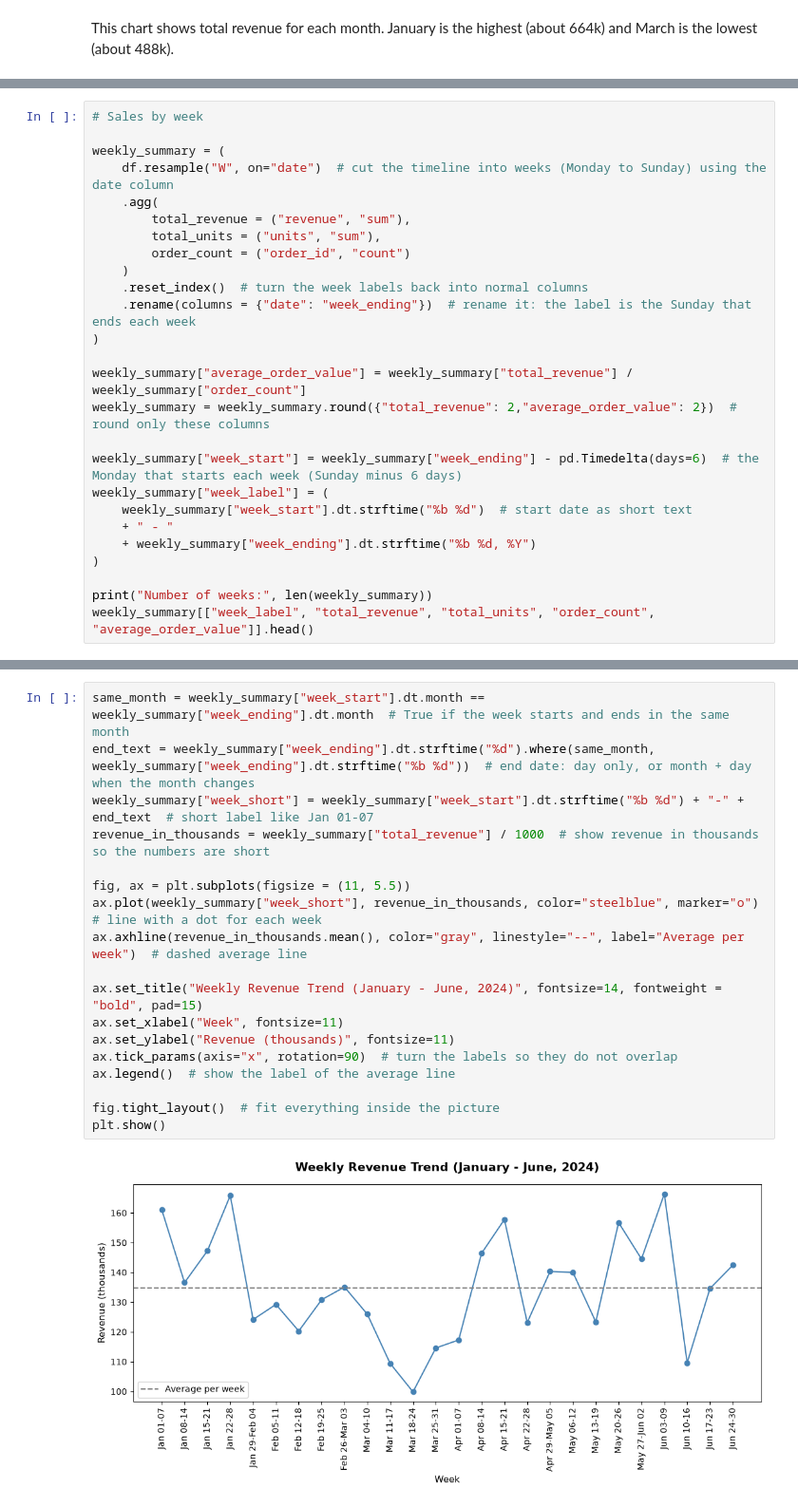
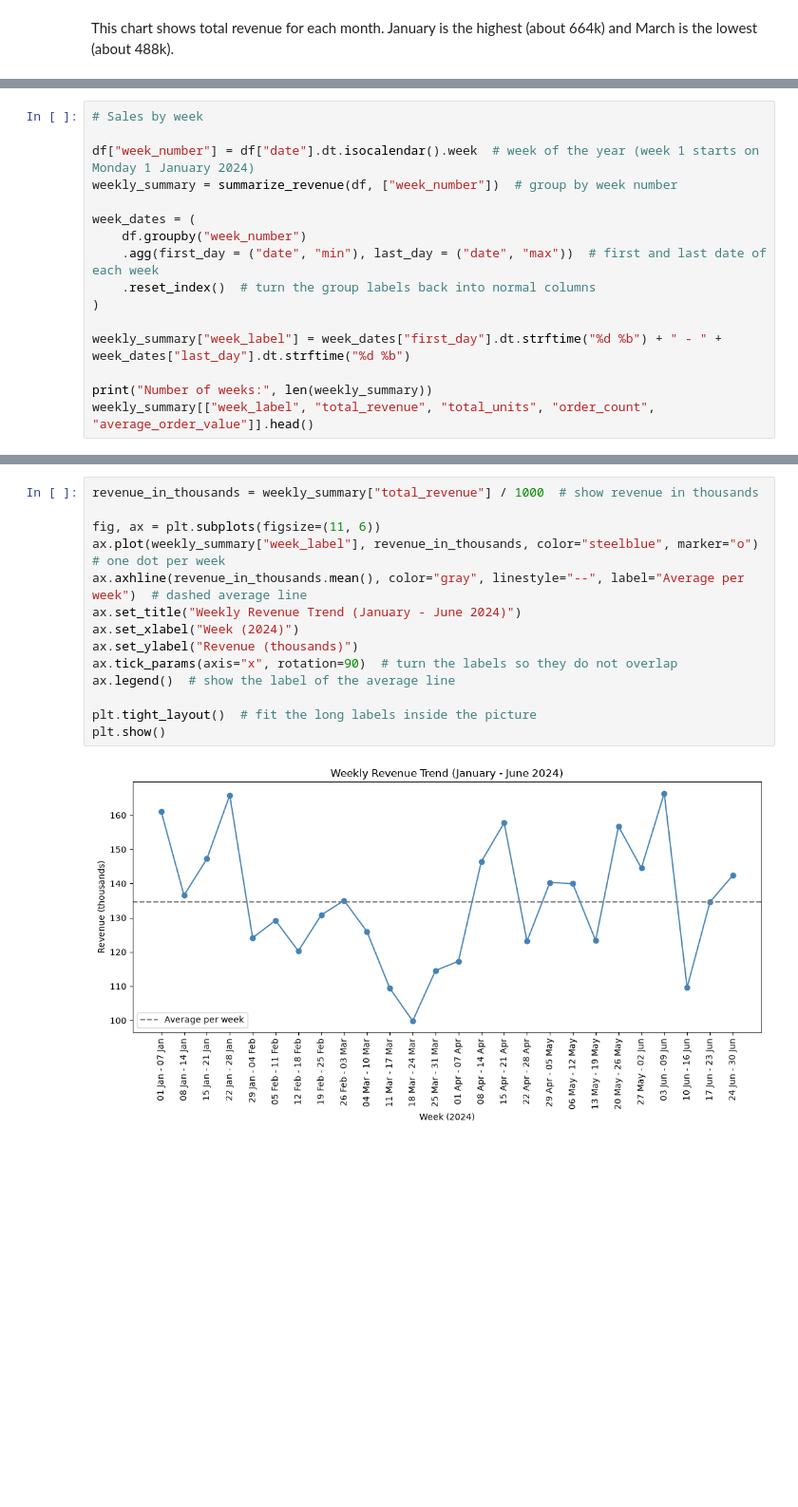
Before and after one commit to Wade-Possible/E-handel, a Jupyter notebook: notebooks/task3_wansiri.ipynb, the cells around one changed output, grey strips where cells are left out. Shown at 95% size. Drawn from its saved outputs; the diff is of its cells as text; blank space fills up the shorter version.

```diff
--- a/notebooks/task3_wansiri.ipynb
+++ b/notebooks/task3_wansiri.ipynb
@@ -153,26 +147,16 @@ weekday_summary.drop(columns = "weekday_number")  # show without weekday number
 # %%
 # Sales by week
 
-weekly_summary = (
-    df.resample("W", on="date")  # cut the timeline into weeks (Monday to Sunday) using the date column
-    .agg(
-        total_revenue = ("revenue", "sum"),
-        total_units = ("units", "sum"),
-        order_count = ("order_id", "count")
-    )
-    .reset_index()  # turn the week labels back into normal columns
-    .rename(columns = {"date": "week_ending"})  # rename it: the label is the Sunday that ends each week
+df["week_number"] = df["date"].dt.isocalendar().week  # week of the year (week 1 starts on Monday 1 January 2024)
+weekly_summary = summarize_revenue(df, ["week_number"])  # group by week number
+
+week_dates = (
+    df.groupby("week_number")
+    .agg(first_day = ("date", "min"), last_day = ("date", "max"))  # first and last date of each week
+    .reset_index()  # turn the group labels back into normal columns
 )
 
-weekly_summary["average_order_value"] = weekly_summary["total_revenue"] / weekly_summary["order_count"]
-weekly_summary = weekly_summary.round({"total_revenue": 2,"average_order_value": 2})  # round only these columns
-
-weekly_summary["week_start"] = weekly_summary["week_ending"] - pd.Timedelta(days=6)  # the Monday that starts each week (Sunday minus 6 days)
-weekly_summary["week_label"] = (
-    weekly_summary["week_start"].dt.strftime("%b %d")  # start date as short text
-    + " - "
-    + weekly_summary["week_ending"].dt.strftime("%b %d, %Y")
-)
+weekly_summary["week_label"] = week_dates["first_day"].dt.strftime("%d %b") + " - " + week_dates["last_day"].dt.strftime("%d %b")
 
 print("Number of weeks:", len(weekly_summary))
 weekly_summary[["week_label", "total_revenue", "total_units", "order_count", "average_order_value"]].head()
@@ -187,21 +171,17 @@ Number of weeks: 26
 # %%
-same_month = weekly_summary["week_start"].dt.month == weekly_summary["week_ending"].dt.month  # True if the week starts and ends in the same month
-end_text = weekly_summary["week_ending"].dt.strftime("%d").where(same_month, weekly_summary["week_ending"].dt.strftime("%b %d"))  # end date: day only, or month + day when the month changes
-weekly_summary["week_short"] = weekly_summary["week_start"].dt.strftime("%b %d") + "-" + end_text  # short label like Jan 01-07
-revenue_in_thousands = weekly_summary["total_revenue"] / 1000  # show revenue in thousands so the numbers are short
+revenue_in_thousands = weekly_summary["total_revenue"] / 1000  # show revenue in thousands
 
-fig, ax = plt.subplots(figsize = (11, 5.5))
-ax.plot(weekly_summary["week_short"], revenue_in_thousands, color="steelblue", marker="o")  # line with a dot for each week
+fig, ax = plt.subplots(figsize=(11, 6))
+ax.plot(weekly_summary["week_label"], revenue_in_thousands, color="steelblue", marker="o")  # one dot per week
 ax.axhline(revenue_in_thousands.mean(), color="gray", linestyle="--", label="Average per week")  # dashed average line
-
-ax.set_title("Weekly Revenue Trend (January - June, 2024)", fontsize=14, fontweight = "bold", pad=15)
-ax.set_xlabel("Week", fontsize=11)
-ax.set_ylabel("Revenue (thousands)", fontsize=11)
+ax.set_title("Weekly Revenue Trend (January - June 2024)")
+ax.set_xlabel("Week (2024)")
+ax.set_ylabel("Revenue (thousands)")
 ax.tick_params(axis="x", rotation=90)  # turn the labels so they do not overlap
 ax.legend()  # show the label of the average line
 
-fig.tight_layout()  # fit everything inside the picture
+plt.tight_layout()  # fit the long labels inside the picture
 plt.show()
 # %% [output]
-[figure, old version]
+[figure, new version]
 # %% [markdown]
```
Also changed, not shown: parts of 8 cells of this notebook, 1 other file.
